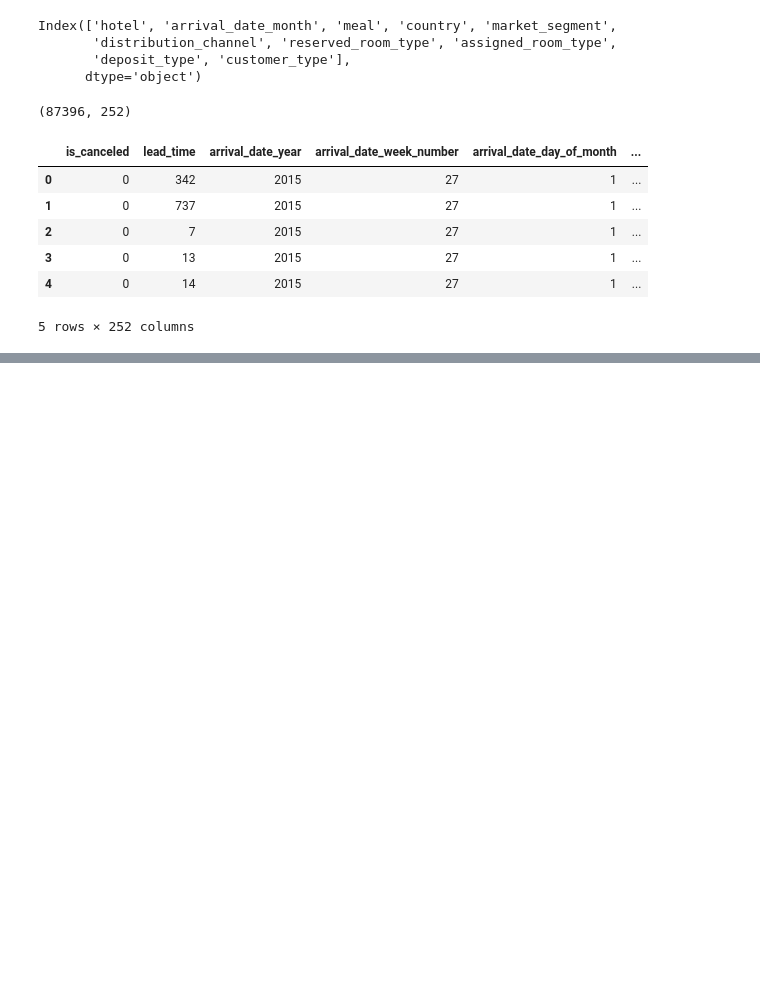
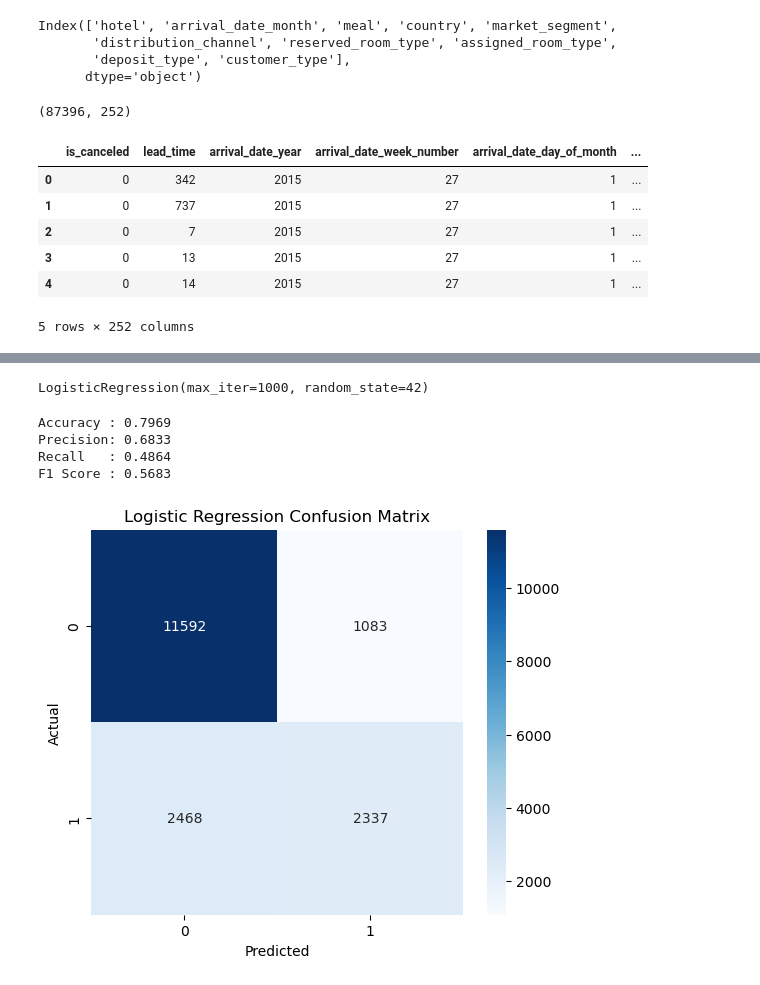
Before and after one commit to venkatjyoshitpotnuru/Hotel-Booking-Cancellation-Using-Ensemble-Learning, a Jupyter notebook: notebooks/Hotel_Booking_Ensemble_Study.ipynb.ipynb, the cells around one changed output, grey strips where cells are left out. Saved outputs shown, nothing was run; the diff lists cells and outputs as text; code cells hidden in the pictures; blank space fills up the shorter version.

Commit message:
Added feature engineering and logistic regression baseline model

```diff
--- a/notebooks/Hotel_Booking_Ensemble_Study.ipynb.ipynb
+++ b/notebooks/Hotel_Booking_Ensemble_Study.ipynb.ipynb
@@ -389,0 +438,5 @@ hotel_df.head()
+# %%
+hotel_df["risk_score"] = (
+    hotel_df["lead_time"] *
+    hotel_df["previous_cancellations"]
+)
@@ -389,0 +482,66 @@ hotel_df.head()
+# %%
+from sklearn.preprocessing import StandardScaler
+
+scaler = StandardScaler()
+
+X_train_scaled = scaler.fit_transform(X_train)
+
+X_test_scaled = scaler.transform(X_test)
+# %%
+from sklearn.linear_model import LogisticRegression
+
+lr_model = LogisticRegression(
+    random_state=42,
+    max_iter=1000
+)
+
+lr_model.fit(X_train_scaled, y_train)
+# %% [output]
+LogisticRegression(max_iter=1000, random_state=42)
+# %%
+y_pred = lr_model.predict(X_test_scaled)
+# %%
+from sklearn.metrics import (
+    accuracy_score,
+    precision_score,
+    recall_score,
+    f1_score
+)
+
+accuracy = accuracy_score(y_test, y_pred)
+precision = precision_score(y_test, y_pred)
+recall = recall_score(y_test, y_pred)
+f1 = f1_score(y_test, y_pred)
+
+print(f"Accuracy : {accuracy:.4f}")
+print(f"Precision: {precision:.4f}")
+print(f"Recall   : {recall:.4f}")
+print(f"F1 Score : {f1:.4f}")
+# %% [output]
+Accuracy : 0.7969
+Precision: 0.6833
+Recall   : 0.4864
+F1 Score : 0.5683
+# %%
+from sklearn.metrics import confusion_matrix
+import seaborn as sns
+import matplotlib.pyplot as plt
+
+cm = confusion_matrix(y_test, y_pred)
+
+plt.figure(figsize=(6,5))
+
+sns.heatmap(
+    cm,
+    annot=True,
+    fmt="d",
+    cmap="Blues"
+)
+
+plt.xlabel("Predicted")
+plt.ylabel("Actual")
+plt.title("Logistic Regression Confusion Matrix")
+
+plt.show()
+# %% [output]
+[figure, added]
```
Also changed, not shown: parts of 9 cells of this notebook.
